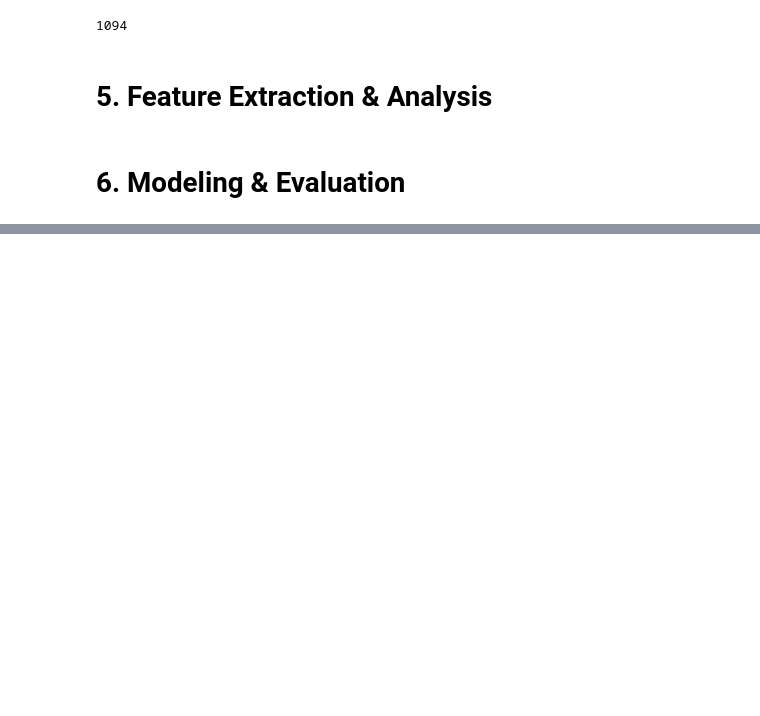
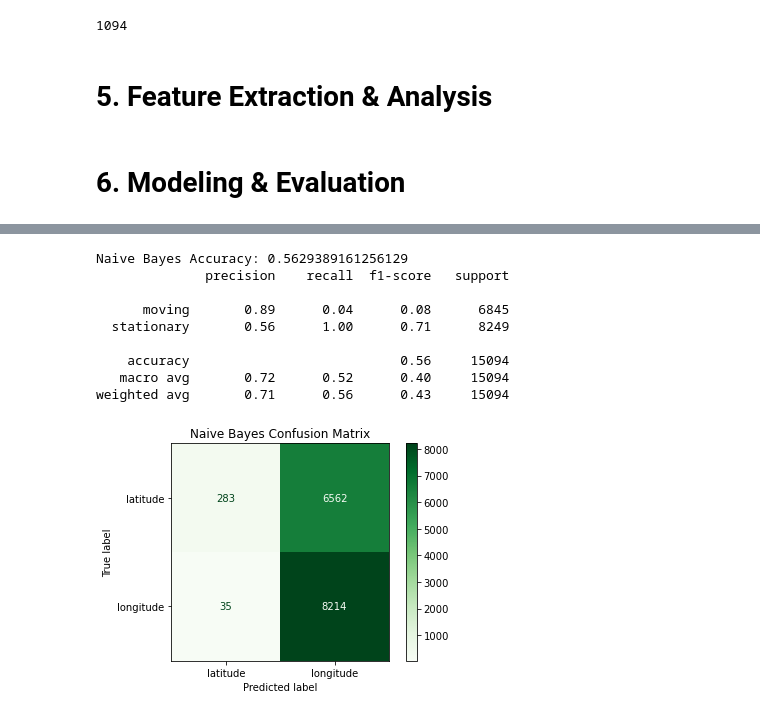
Before and after one commit to Castellanos02/cs286_demo, a Jupyter notebook: demo1.ipynb, the cells around one changed output, grey strips where cells are left out. Saved outputs shown, nothing was run; the diff lists cells and outputs as text; code cells hidden in the pictures; blank space fills up the shorter version.

```diff
--- a/demo1.ipynb
+++ b/demo1.ipynb
@@ -397,0 +485,22 @@ len(dynamicWindows )
+# %%
+nb = GaussianNB()
+nb.fit(X_train_scaled, y_train)
+y_pred = nb.predict(X_test_scaled)
+print("Naive Bayes Accuracy:", accuracy_score(y_test, y_pred))
+print(classification_report(y_test, y_pred))
+cm = confusion_matrix(y_test, y_pred)
+disp = ConfusionMatrixDisplay(confusion_matrix=cm, display_labels=['latitude', 'longitude'])
+disp.plot(cmap='Greens')
+plt.title("Naive Bayes Confusion Matrix")
+plt.show()
+# %% [output]
+Naive Bayes Accuracy: 0.5629389161256129
+              precision    recall  f1-score   support
+
+      moving       0.89      0.04      0.08      6845
+  stationary       0.56      1.00      0.71      8249
+
+    accuracy                           0.56     15094
+   macro avg       0.72      0.52      0.40     15094
+weighted avg       0.71      0.56      0.43     15094
+[figure, added]
```
Also changed, not shown: parts of 11 cells of this notebook.
